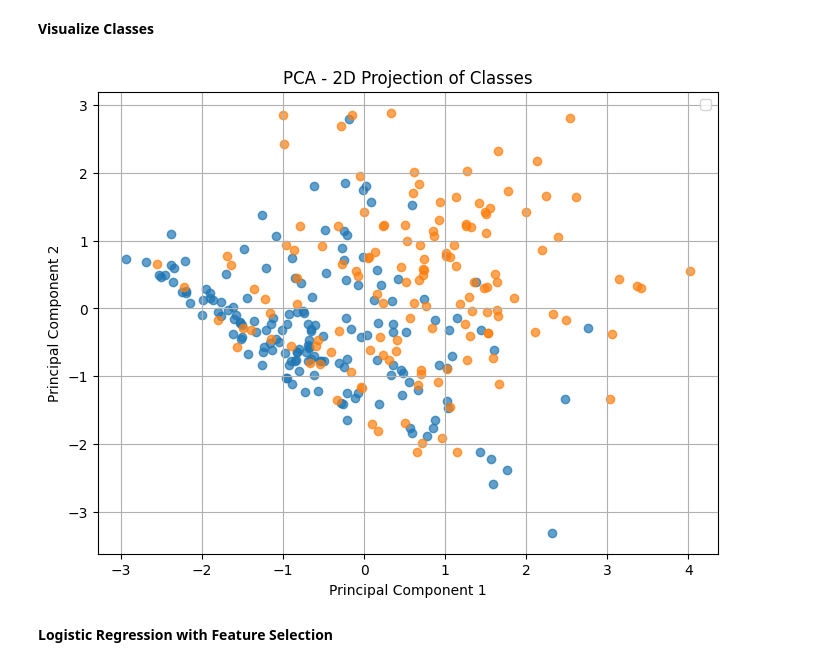
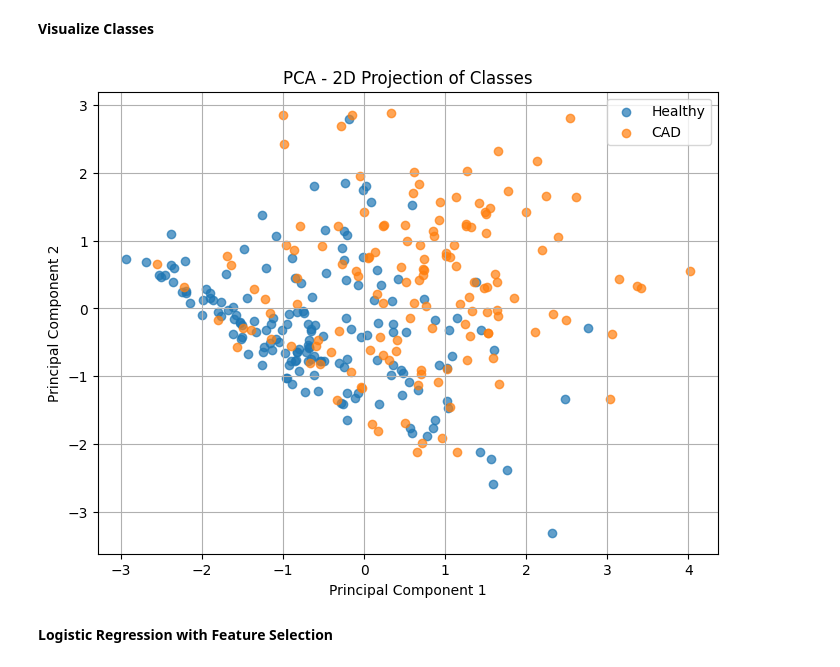
Before and after one commit to rhiats/classification_CAD, a Jupyter notebook: Heart_Disease.ipynb, the cells around one changed output. Saved outputs shown, nothing was run; the diff lists cells and outputs as text; code cells hidden in the pictures.

Commit message:
PCA projection of classes

```diff
--- a/Heart_Disease.ipynb
+++ b/Heart_Disease.ipynb
@@ -189,37 +189,39 @@ plt.show()
 # %%
 from sklearn.decomposition import PCA
 import matplotlib.pyplot as plt
 from sklearn.preprocessing import StandardScaler
 
 X = X[['age','trestbps','chol','exang','oldpeak']]
-target_names = y
+y_binary = np.where(y > 0, 1, 0)  # Ensure binary classes: 0 or 1
+class_names = ['Healthy', 'CAD']
 
 # Standardize the features
 scaler = StandardScaler()
 X_scaled = scaler.fit_transform(X)
 
 pca = PCA(n_components=2)
 X_pca = pca.fit_transform(X_scaled)
 
 # Create a DataFrame for plotting
 df_pca = pd.DataFrame(X_pca, columns=['PC1', 'PC2'])
-df_pca['label'] = y
+df_pca['label'] = y_binary
 
 # Plot
 plt.figure(figsize=(8, 6))
-for label in np.unique(y):
+for label in np.unique(y_binary):
     plt.scatter(df_pca[df_pca['label'] == label]['PC1'],
                 df_pca[df_pca['label'] == label]['PC2'],
+                label=class_names[label],
                 alpha=0.7)
 
 plt.xlabel('Principal Component 1')
 plt.ylabel('Principal Component 2')
 plt.title('PCA - 2D Projection of Classes')
 plt.legend()
 plt.grid(True)
 plt.show()
 # %% [output]
-[figure, old version]
+[figure, new version]
 # %% [markdown]
 **Logistic Regression with Feature Selection**
 # %% [markdown]
```
